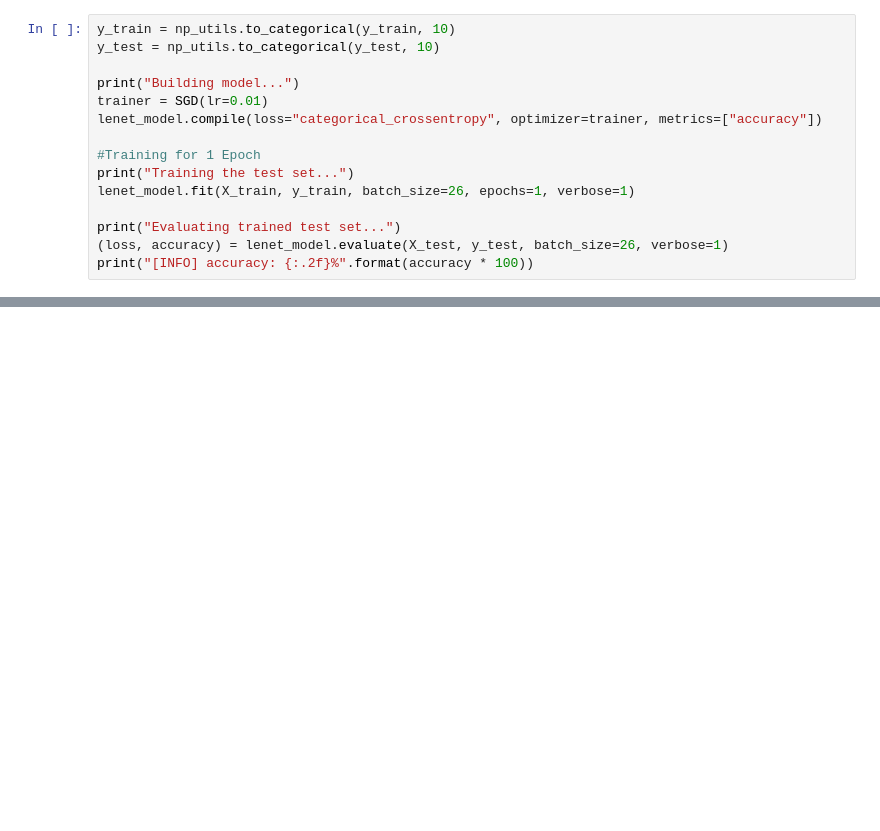
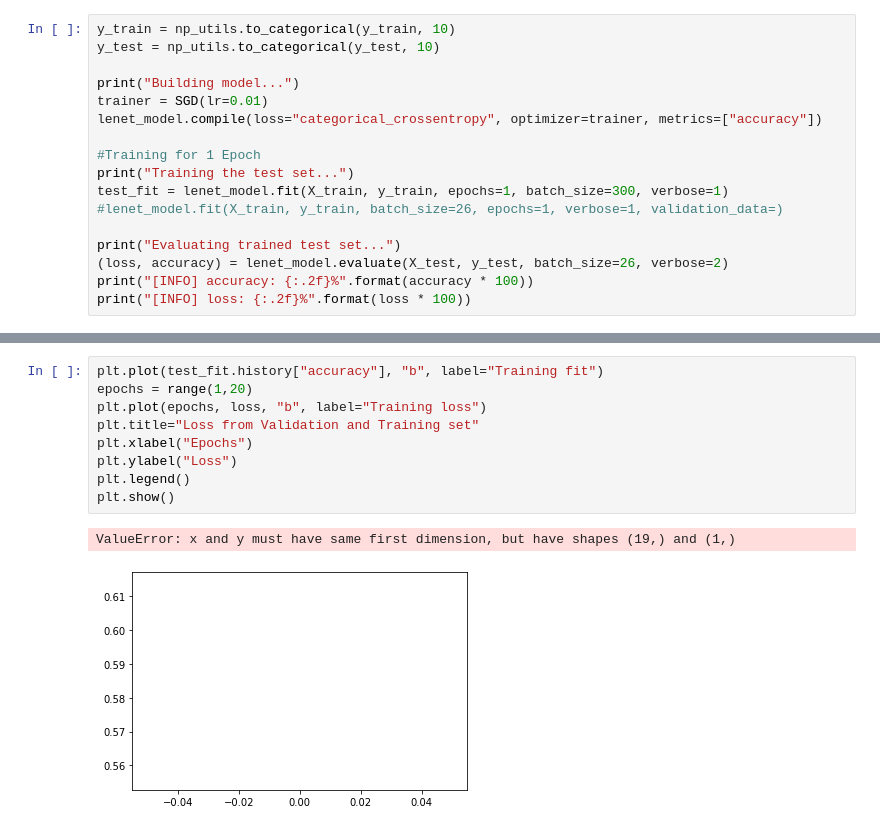
Before and after one commit to JohnMags99/CNN, a Jupyter notebook: CNN.ipynb, the cells around one changed output, grey strips where cells are left out. Drawn from its saved outputs; the diff is of its cells as text; blank space fills up the shorter version.

```diff
--- a/CNN.ipynb
+++ b/CNN.ipynb
@@ -55,8 +82,10 @@ lenet_model.compile(loss="categorical_crossentropy", optimizer=trainer, metrics=
 
 #Training for 1 Epoch
 print("Training the test set...")
-lenet_model.fit(X_train, y_train, batch_size=26, epochs=1, verbose=1)
+test_fit = lenet_model.fit(X_train, y_train, epochs=1, batch_size=300, verbose=1)
+#lenet_model.fit(X_train, y_train, batch_size=26, epochs=1, verbose=1, validation_data=)
 
 print("Evaluating trained test set...")
-(loss, accuracy) = lenet_model.evaluate(X_test, y_test, batch_size=26, verbose=1)
+(loss, accuracy) = lenet_model.evaluate(X_test, y_test, batch_size=26, verbose=2)
 print("[INFO] accuracy: {:.2f}%".format(accuracy * 100))
+print("[INFO] loss: {:.2f}%".format(loss * 100))
@@ -62,0 +100,12 @@ print("[INFO] accuracy: {:.2f}%".format(accuracy * 100))
+# %%
+plt.plot(test_fit.history["accuracy"], "b", label="Training fit")
+epochs = range(1,20)
+plt.plot(epochs, loss, "b", label="Training loss")
+plt.title="Loss from Validation and Training set"
+plt.xlabel("Epochs")
+plt.ylabel("Loss")
+plt.legend()
+plt.show()
+# %% [output]
+ValueError: x and y must have same first dimension, but have shapes (19,) and (1,)
+[figure, added]
```
Also changed, not shown: parts of 3 cells of this notebook, 1 other file.
